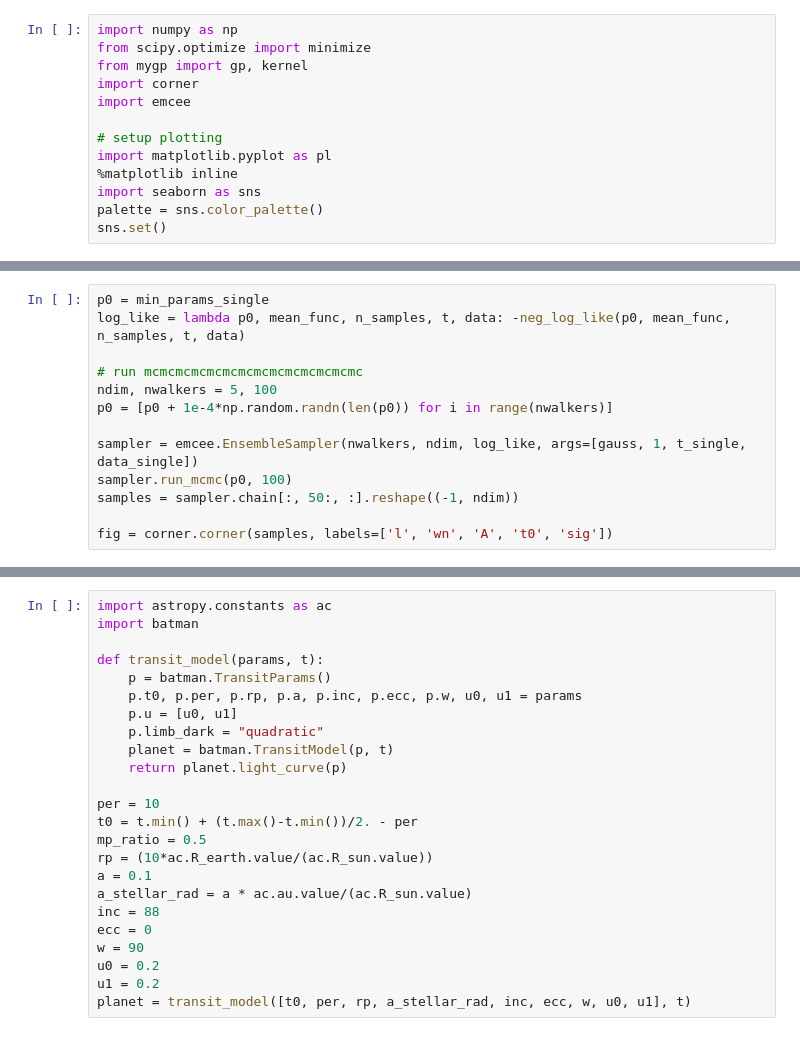
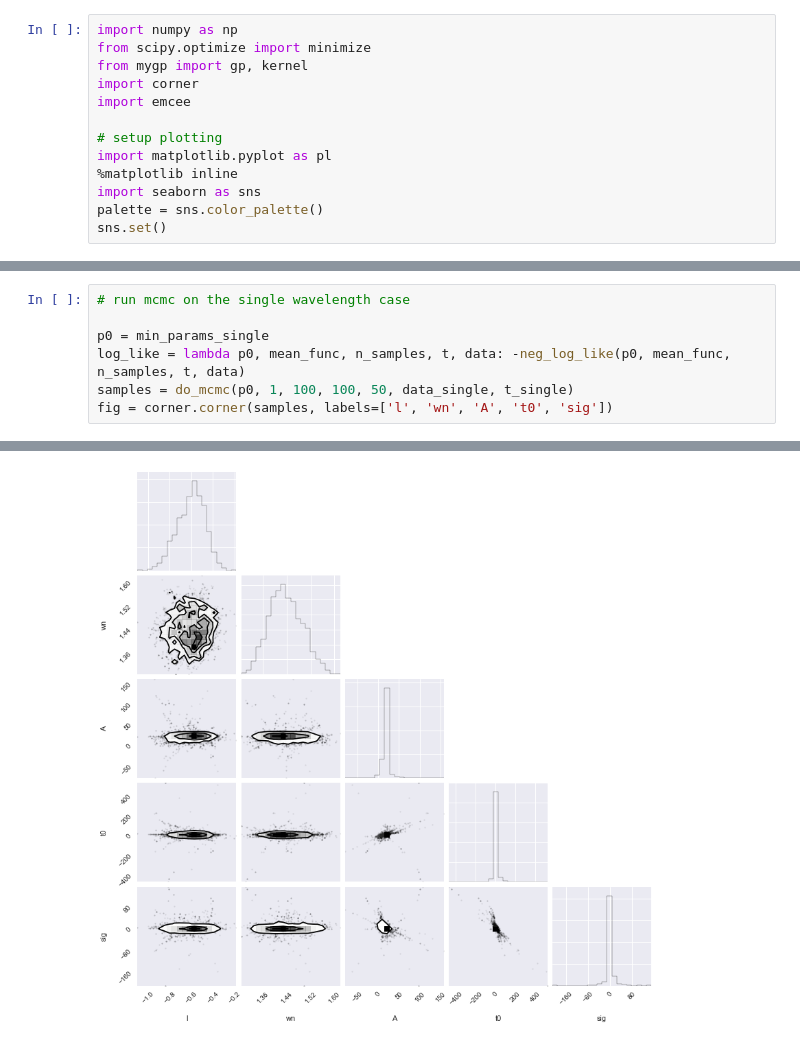
Before and after one commit to tagordon/gp2d, a Jupyter notebook: My GP Implementation.ipynb, the cells around one changed output, grey strips where cells are left out. Drawn from its saved outputs; the diff is of its cells as text.

```diff
--- a/My GP Implementation.ipynb
+++ b/My GP Implementation.ipynb
@@ -256,13 +245,8 @@ pl.plot(t, y3, 'o', alpha=1, color=palette[2], markersize=10)
 # %%
+# run mcmc on the single wavelength case
+
 p0 = min_params_single
 log_like = lambda p0, mean_func, n_samples, t, data: -neg_log_like(p0, mean_func, n_samples, t, data)
-
-# run mcmcmcmcmcmcmcmcmcmcmcmcmcmc
-ndim, nwalkers = 5, 100
-p0 = [p0 + 1e-4*np.random.randn(len(p0)) for i in range(nwalkers)]
-
-sampler = emcee.EnsembleSampler(nwalkers, ndim, log_like, args=[gauss, 1, t_single, data_single])
-sampler.run_mcmc(p0, 100)
-samples = sampler.chain[:, 50:, :].reshape((-1, ndim))
-
+samples = do_mcmc(p0, 1, 100, 100, 50, data_single, t_single)
 fig = corner.corner(samples, labels=['l', 'wn', 'A', 't0', 'sig'])
+# %% [output]
@@ -269,24 +256 @@ fig = corner.corner(samples, labels=['l', 'wn', 'A', 't0', 'sig'])
+[figure, added]
-# %%
-import astropy.constants as ac
-import batman
-
-def transit_model(params, t):
-    p = batman.TransitParams()
-    p.t0, p.per, p.rp, p.a, p.inc, p.ecc, p.w, u0, u1 = params
-    p.u = [u0, u1]
-    p.limb_dark = "quadratic"
-    planet = batman.TransitModel(p, t)
-    return planet.light_curve(p)
-
-per = 10
-t0 = t.min() + (t.max()-t.min())/2. - per
-mp_ratio = 0.5
-rp = (10*ac.R_earth.value/(ac.R_sun.value))
-a = 0.1
-a_stellar_rad = a * ac.au.value/(ac.R_sun.value)
-inc = 88
-ecc = 0
-w = 90
-u0 = 0.2
-u1 = 0.2
-planet = transit_model([t0, per, rp, a_stellar_rad, inc, ecc, w, u0, u1], t)
```
Also changed, not shown: parts of 11 cells of this notebook.
